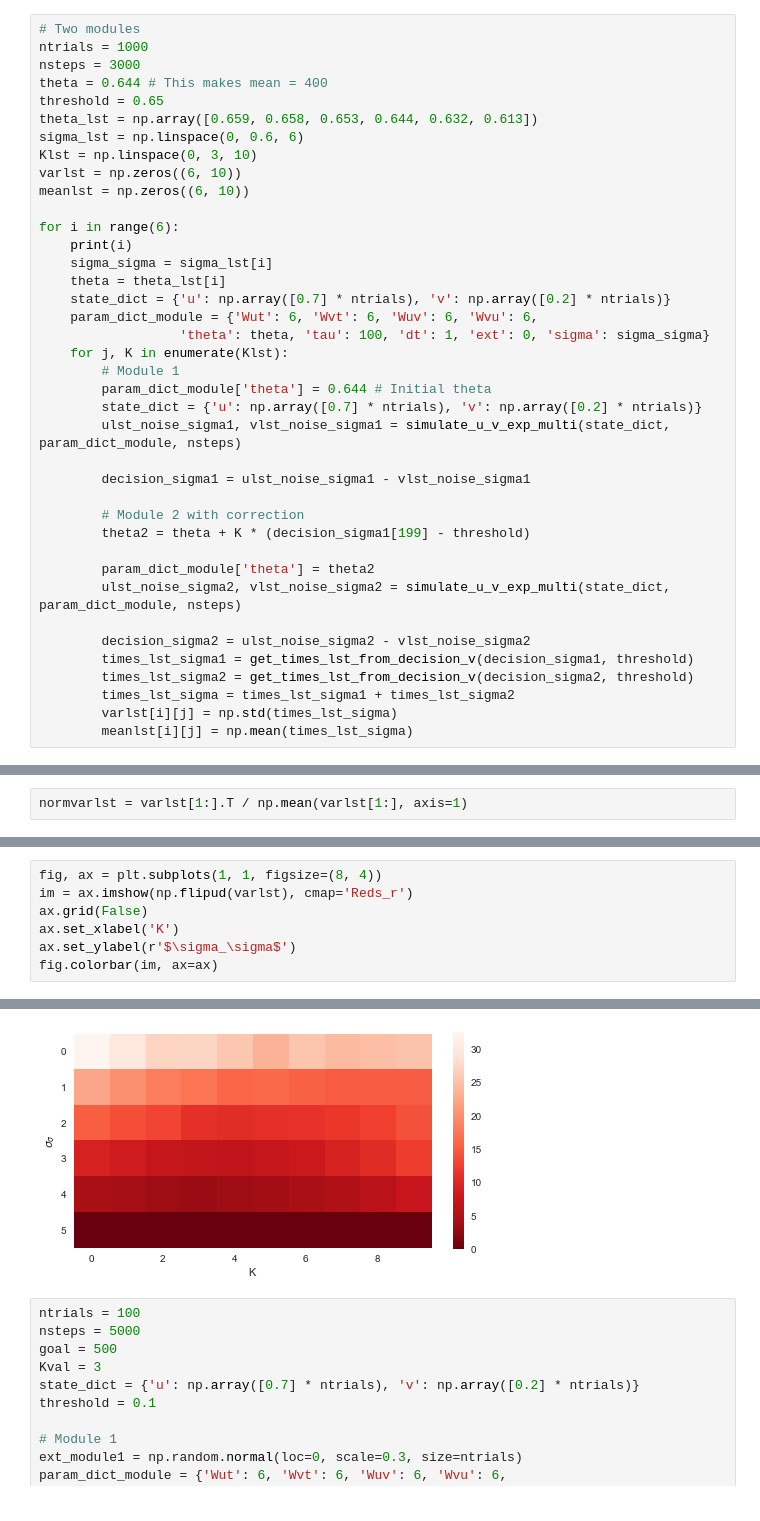
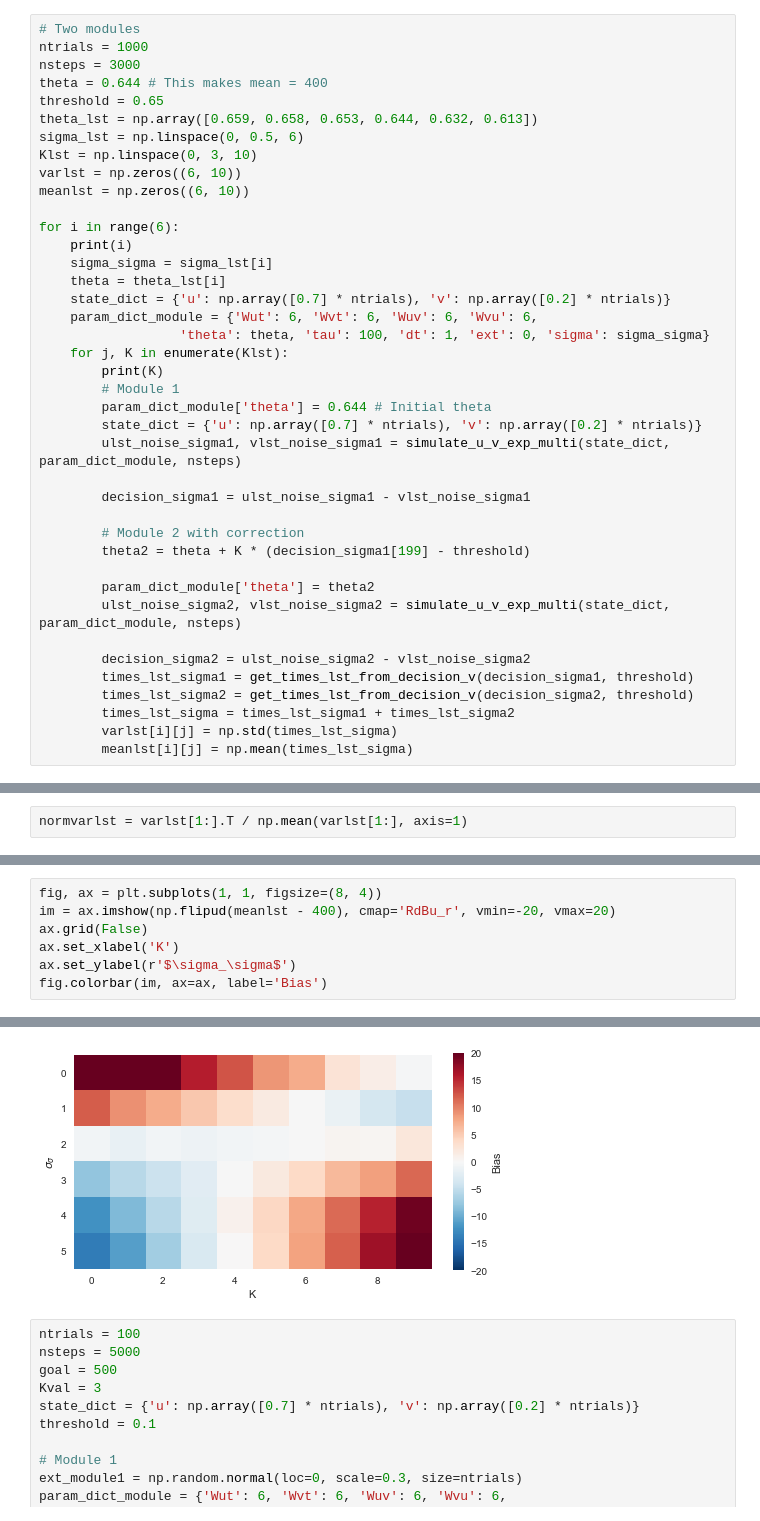
Before and after one commit to jazlab/SE_NL_MJ_2020, a Jupyter notebook: two_neuron_cascade.ipynb, the cells around one changed output, grey strips where cells are left out. Drawn from its saved outputs; the diff is of its cells as text.

Commit message:
Bias variance plot for sigma-sigma and K

```diff
--- a/two_neuron_cascade.ipynb
+++ b/two_neuron_cascade.ipynb
@@ -414,7 +410,7 @@ nsteps = 3000
 theta = 0.644 # This makes mean = 400
 threshold = 0.65
 theta_lst = np.array([0.659, 0.658, 0.653, 0.644, 0.632, 0.613])
-sigma_lst = np.linspace(0, 0.6, 6)
+sigma_lst = np.linspace(0, 0.5, 6)
 Klst = np.linspace(0, 3, 10)
 varlst = np.zeros((6, 10))
 meanlst = np.zeros((6, 10))
@@ -427,6 +423,7 @@ for i in range(6):
     param_dict_module = {'Wut': 6, 'Wvt': 6, 'Wuv': 6, 'Wvu': 6,
                   'theta': theta, 'tau': 100, 'dt': 1, 'ext': 0, 'sigma': sigma_sigma}
     for j, K in enumerate(Klst):
+        print(K)
         # Module 1
         param_dict_module['theta'] = 0.644 # Initial theta
         state_dict = {'u': np.array([0.7] * ntrials), 'v': np.array([0.2] * ntrials)}
@@ -471,13 +494,13 @@ plt.plot(Klst, varlst[5])
 # %%
 fig, ax = plt.subplots(1, 1, figsize=(8, 4))
-im = ax.imshow(np.flipud(varlst), cmap='Reds_r')
+im = ax.imshow(np.flipud(meanlst - 400), cmap='RdBu_r', vmin=-20, vmax=20)
 ax.grid(False)
 ax.set_xlabel('K')
 ax.set_ylabel(r'$\sigma_\sigma$')
-fig.colorbar(im, ax=ax)
+fig.colorbar(im, ax=ax, label='Bias')
 # %% [output]
 <matplotlib.colorbar.Colorbar at 0x...>
-[figure, old version]
+[figure, new version]
 # %%
 ntrials = 100
 nsteps = 5000
```
Also changed, not shown: parts of 8 cells of this notebook.
